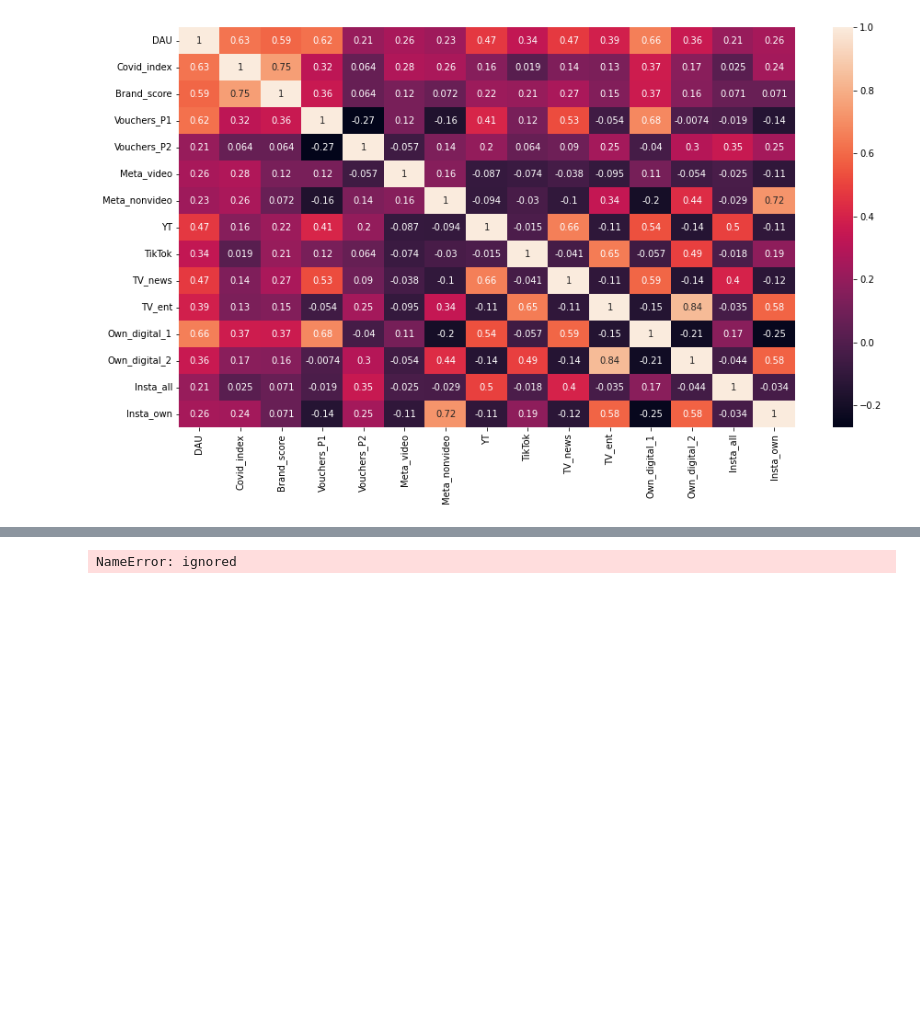
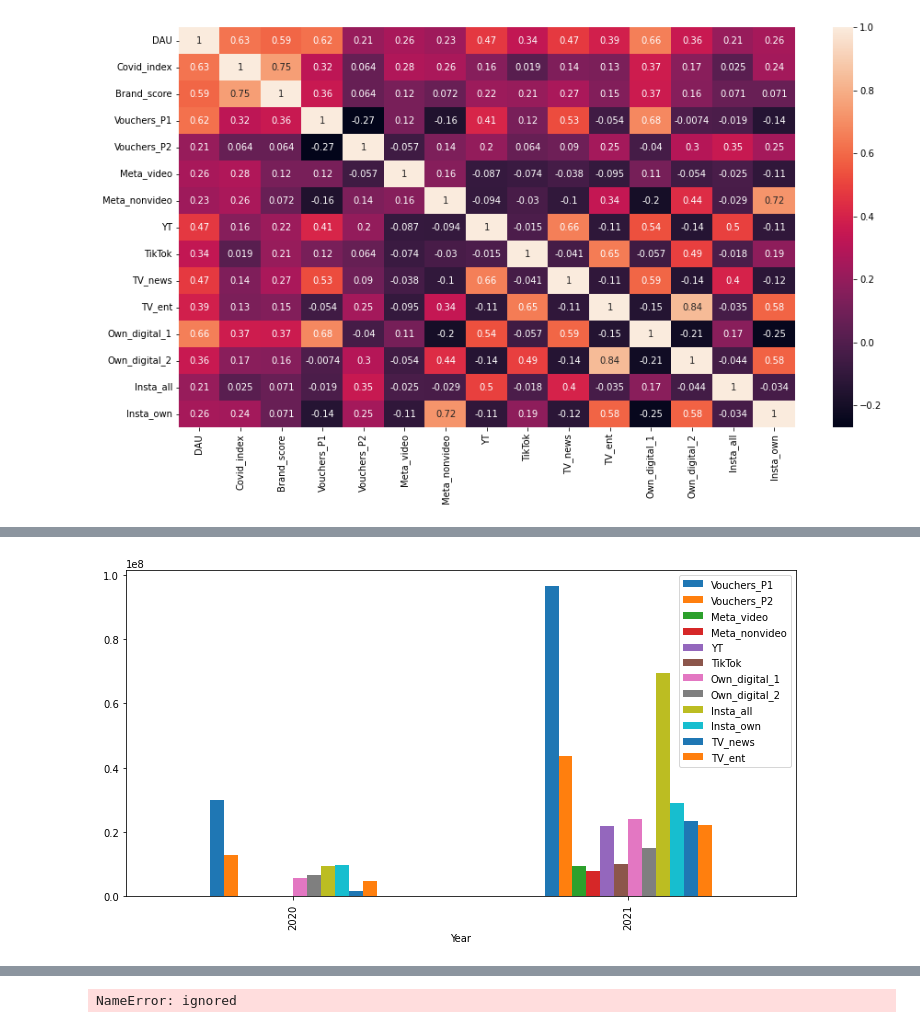
Before and after one commit to Akash743/Mathematical-Optimization, a Jupyter notebook: Testing_final.ipynb, the cells around one changed output, grey strips where cells are left out. Drawn from its saved outputs; the diff is of its cells as text; code cells hidden in the pictures; blank space fills up the shorter version.

```diff
--- a/Testing_final.ipynb
+++ b/Testing_final.ipynb
@@ -530,0 +539,6 @@ sns.heatmap(dt[useful2].corr(),annot=True)
+# %%
+dm = pd.read_excel('testing.xlsx',sheet_name="Spends_manip")
+ds = pd.read_excel('testing.xlsx',sheet_name="Spends")
+dm.drop('EndPeriod.1',axis=1,inplace=True)
+ds.drop('EndPeriod.1',axis=1,inplace=True)
+ds.head()
@@ -530,0 +552,15 @@ sns.heatmap(dt[useful2].corr(),annot=True)
+# %%
+##In spends manip
+
+dm[['Vouchers_P1','Vouchers_P2','Meta_video',
+ 'Meta_nonvideo',
+ 'YT',
+ 'TikTok',
+ 'Own_digital_1',
+ 'Own_digital_2',
+ 'Insta_all',
+ 'Insta_own','TV_news','TV_ent','Year'
+ ]].groupby('Year').sum().plot(kind='bar')
+plt.gcf().set_size_inches(12, 6)
+# %% [output]
+[figure, added]
```
Also changed, not shown: parts of 12 cells of this notebook.
